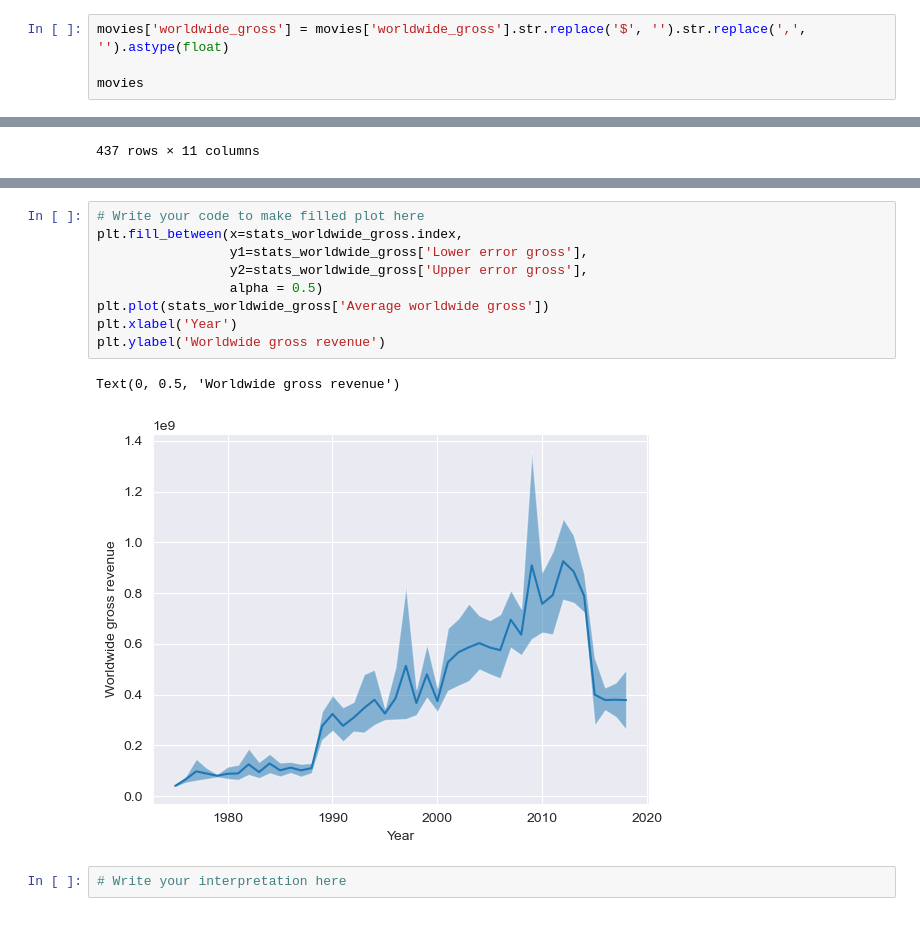
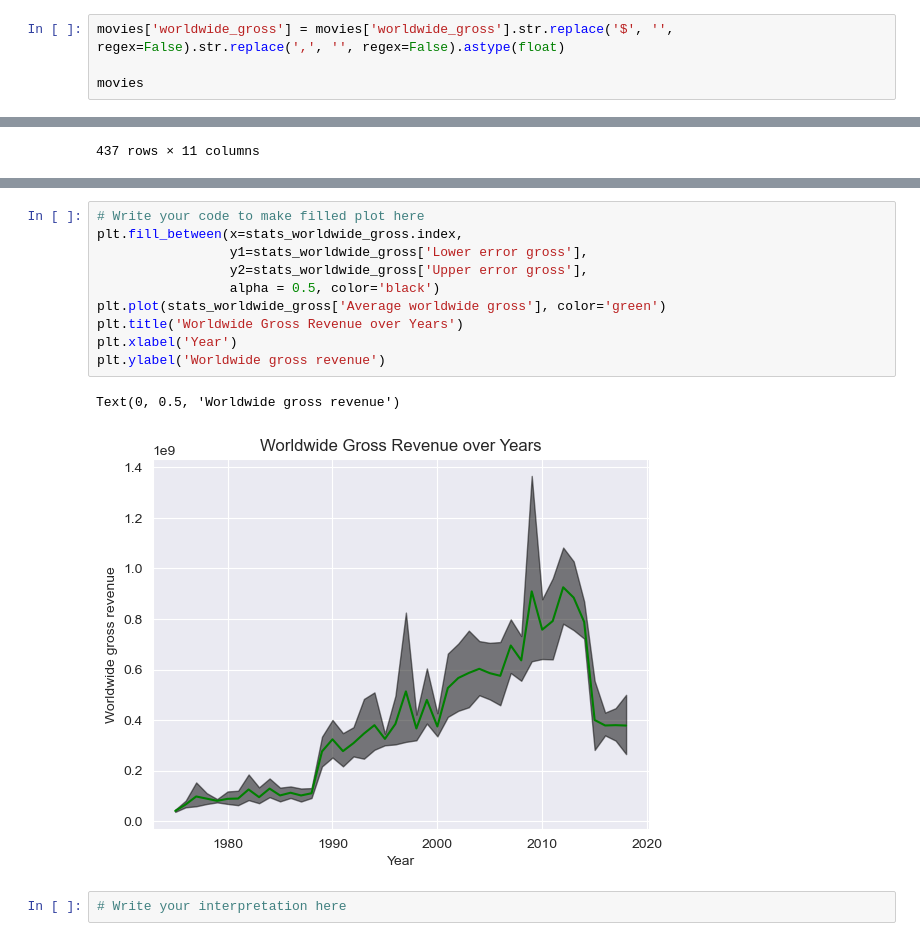
Before and after one commit to JackRuihang/2022, a Jupyter notebook: Tutorials/02 - Data viz and data from the web/Becoming a DataVizard exercise.ipynb, the cells around one changed output, grey strips where cells are left out. Cells and saved outputs as stored; diff of their text form.

```diff
--- a/Tutorials/02 - Data viz and data from the web/Becoming a DataVizard exercise.ipynb
+++ b/Tutorials/02 - Data viz and data from the web/Becoming a DataVizard exercise.ipynb
@@ -57,7 +57,7 @@ movies
 | 436 | Drama | Western | War | 6.4 | 103 | 10 | PG | Universal Pictures | The Other Side of the Mountain | ... |
 437 rows × 11 columns
 # %%
-movies['worldwide_gross'] = movies['worldwide_gross'].str.replace('$', '').str.replace(',', '').astype(float)
+movies['worldwide_gross'] = movies['worldwide_gross'].str.replace('$', '', regex=False).str.replace(',', '', regex=False).astype(float)
 
 movies
 # %% [output]
@@ -361,15 +338,16 @@ Text(0, 0.5, 'Worldwide gross revenue')
 # %%
 # Write your code to make filled plot here
 plt.fill_between(x=stats_worldwide_gross.index,
                  y1=stats_worldwide_gross['Lower error gross'],
                  y2=stats_worldwide_gross['Upper error gross'],
-                 alpha = 0.5)
-plt.plot(stats_worldwide_gross['Average worldwide gross'])
+                 alpha = 0.5, color='black')
+plt.plot(stats_worldwide_gross['Average worldwide gross'], color='green')
+plt.title('Worldwide Gross Revenue over Years')
 plt.xlabel('Year')
 plt.ylabel('Worldwide gross revenue')
 # %% [output]
 Text(0, 0.5, 'Worldwide gross revenue')
-[figure, old version]
+[figure, new version]
 # %%
 # Write your interpretation here
 # %% [markdown]
```
Also changed, not shown: parts of 50 cells of this notebook, 7 other files.
